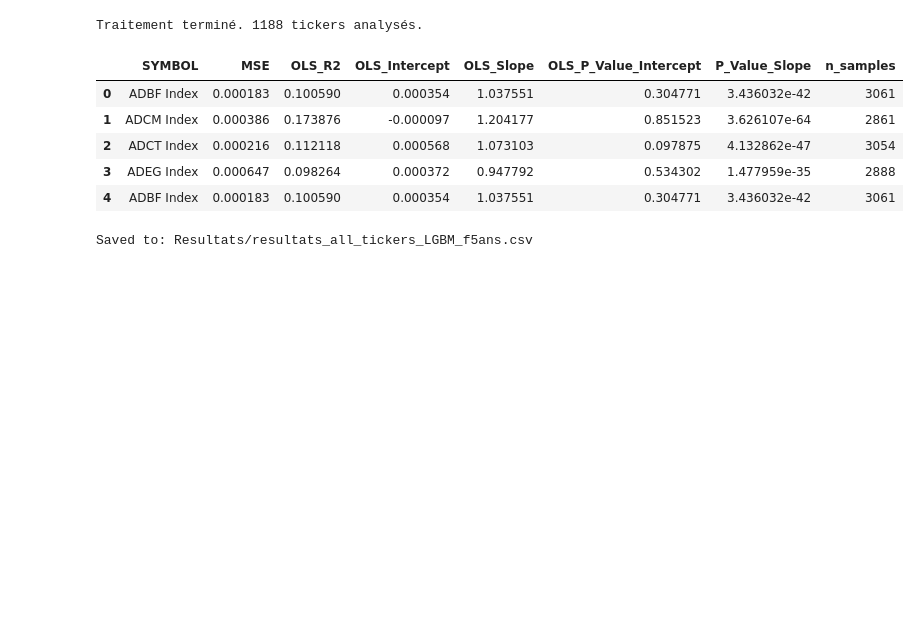
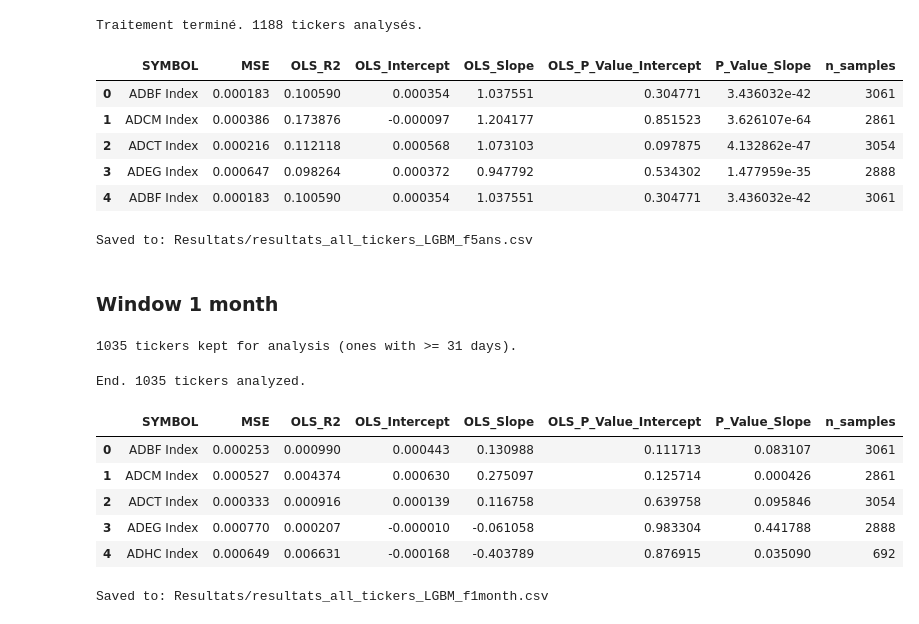
Before and after one commit to dianemans/time-series-pred, a Jupyter notebook: nb_lgbm.ipynb, the cells around one changed output. Drawn from its saved outputs; the diff is of its cells as text; code cells hidden in the pictures; blank space fills up the shorter version.

Commit message:
lgbm 1 month

```diff
--- a/nb_lgbm.ipynb
+++ b/nb_lgbm.ipynb
@@ -326,3 +322,69 @@ Traitement terminé. 1188 tickers analysés.
 | 3 | ADEG Index | 0.000647 | 0.098264 | 0.000372 | 0.947792 | 0.534302 | 1.477959e-35 | 2888 |
 | 4 | ADBF Index | 0.000183 | 0.100590 | 0.000354 | 1.037551 | 0.304771 | 3.436032e-42 | 3061 |
 Saved to: Resultats/resultats_all_tickers_LGBM_f5ans.csv
+# %% [markdown]
+### Window 1 month
+# %%
+BEST_PARAMS = {
+    "colsample_bytree": 0.8,
+    "learning_rate": 0.02,
+    "max_depth": 5,
+    "min_child_samples": 50,
+    "n_estimators": 200,
+    "num_leaves": 15,
+    "reg_alpha": 0.0,
+    "reg_lambda": 1.0,
+    "subsample": 0.8,
+}
+
+FOLD_SIZE = 21
+STEP_SIZE = 5
+MIN_REQUIS = FOLD_SIZE + STEP_SIZE + 5 # 1510 jours
+results_all = []
+
+
+valid_tickers = [col for col in all_tickers if df[col].count() >= MIN_REQUIS]
+
+df = df[['Date'] + valid_tickers].copy()
+all_tickers = valid_tickers
+
+print(f"{len(all_tickers)} tickers kept for analysis (ones with >= {MIN_REQUIS} days).")
+
+for ticker in tqdm(valid_tickers, desc="Training LGBM"):
+    try:
+
+        res = stats_forecasting_lgbm(
+            df_all=df,
+            name_ticker=ticker,
+            model_params=BEST_PARAMS,
+            step_size=STEP_SIZE,
+            fold_size=FOLD_SIZE
+        )
+        results_all.append(res)
+
+    except ValueError as e:
+        print(f"\n[SKIP] {ticker} : Error data size: ({e})")
+        continue
+    except Exception as e:
+        print(f"\n[ERROR] {ticker} : {e}")
+        continue
+
+df_lgbm_all = pd.DataFrame(results_all)
+print(f"\nEnd. {len(df_lgbm_all)} tickers analyzed.")
+df_lgbm_all = pd.DataFrame(results_all)
+model_name = "LGBM_f1month"
+csv_name = f"Resultats/resultats_all_tickers_{model_name}.csv"
+
+df_lgbm_all.to_csv(csv_name, index=False)
+display(df_lgbm_all.head())
+print("Saved to:", csv_name)
+# %% [output]
+1035 tickers kept for analysis (ones with >= 31 days).
+End. 1035 tickers analyzed.
+|  | SYMBOL | MSE | OLS_R2 | OLS_Intercept | OLS_Slope | OLS_P_Value_Intercept | P_Value_Slope | n_samples |
+| 0 | ADBF Index | 0.000253 | 0.000990 | 0.000443 | 0.130988 | 0.111713 | 0.083107 | 3061 |
+| 1 | ADCM Index | 0.000527 | 0.004374 | 0.000630 | 0.275097 | 0.125714 | 0.000426 | 2861 |
+| 2 | ADCT Index | 0.000333 | 0.000916 | 0.000139 | 0.116758 | 0.639758 | 0.095846 | 3054 |
+| 3 | ADEG Index | 0.000770 | 0.000207 | -0.000010 | -0.061058 | 0.983304 | 0.441788 | 2888 |
+| 4 | ADHC Index | 0.000649 | 0.006631 | -0.000168 | -0.403789 | 0.876915 | 0.035090 | 692 |
+Saved to: Resultats/resultats_all_tickers_LGBM_f1month.csv
```
Also changed, not shown: parts of 6 cells of this notebook.
